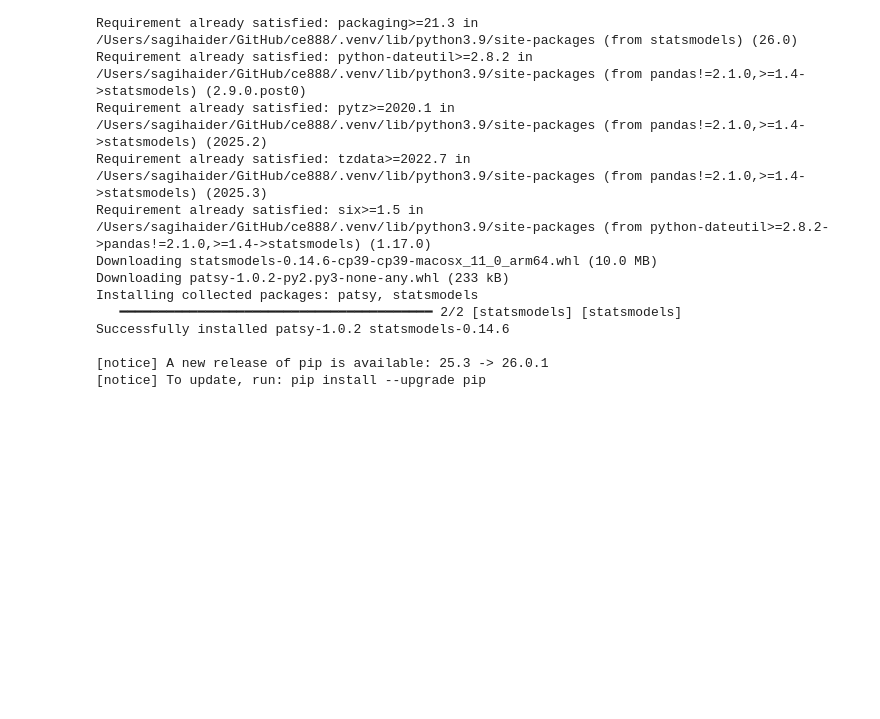
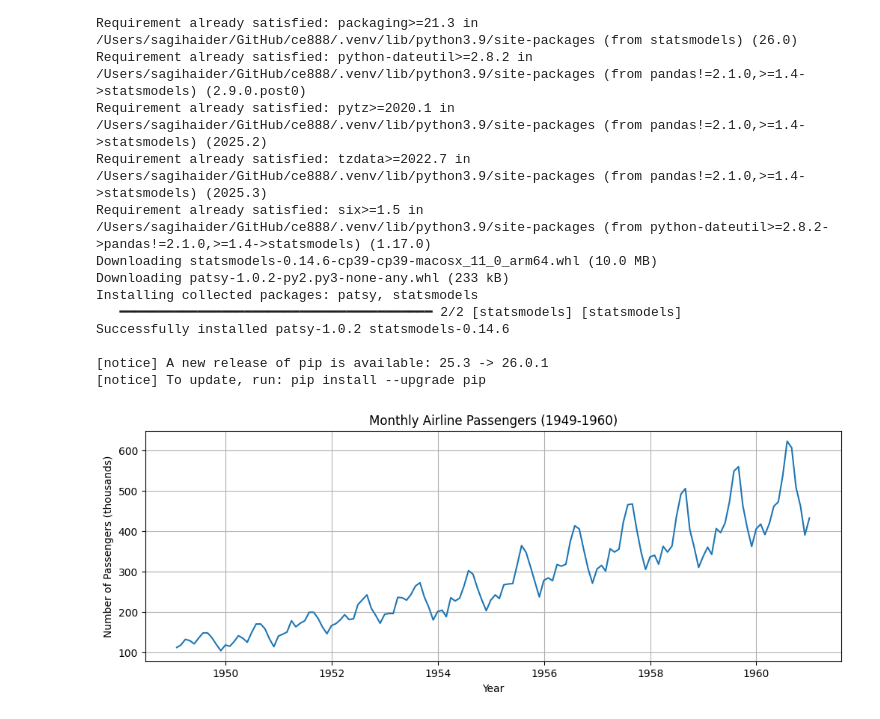
Before and after one commit to sagihaider/ce888, a Jupyter notebook: Week06/Lab/lab6-timeseries.ipynb, the cells around one changed output. Saved outputs shown, nothing was run; the diff lists cells and outputs as text; code cells hidden in the pictures; blank space fills up the shorter version.

```diff
--- a/Week06/Lab/lab6-timeseries.ipynb
+++ b/Week06/Lab/lab6-timeseries.ipynb
@@ -25,3 +25,23 @@ Successfully installed patsy-1.0.2 statsmodels-0.14.6
 import statsmodels.api as sm
 import numpy as np
 import matplotlib.pyplot as plt
+# %%
+import pandas as pd
+import matplotlib.pyplot as plt
+from statsmodels.datasets import get_rdataset
+
+# Load airline passengers data
+airline = get_rdataset('AirPassengers').data
+airline['time'] = pd.date_range(start='1949-01', periods=len(airline), freq='M')
+airline.set_index('time', inplace=True)
+
+# Plot the series
+plt.figure(figsize=(12, 4))
+plt.plot(airline.index, airline['value'])
+plt.title('Monthly Airline Passengers (1949-1960)')
+plt.xlabel('Year')
+plt.ylabel('Number of Passengers (thousands)')
+plt.grid(True)
+plt.show()
+# %% [output]
+[figure, added]
```
Also changed, not shown: parts of 1 cell of this notebook, 1 other file.
